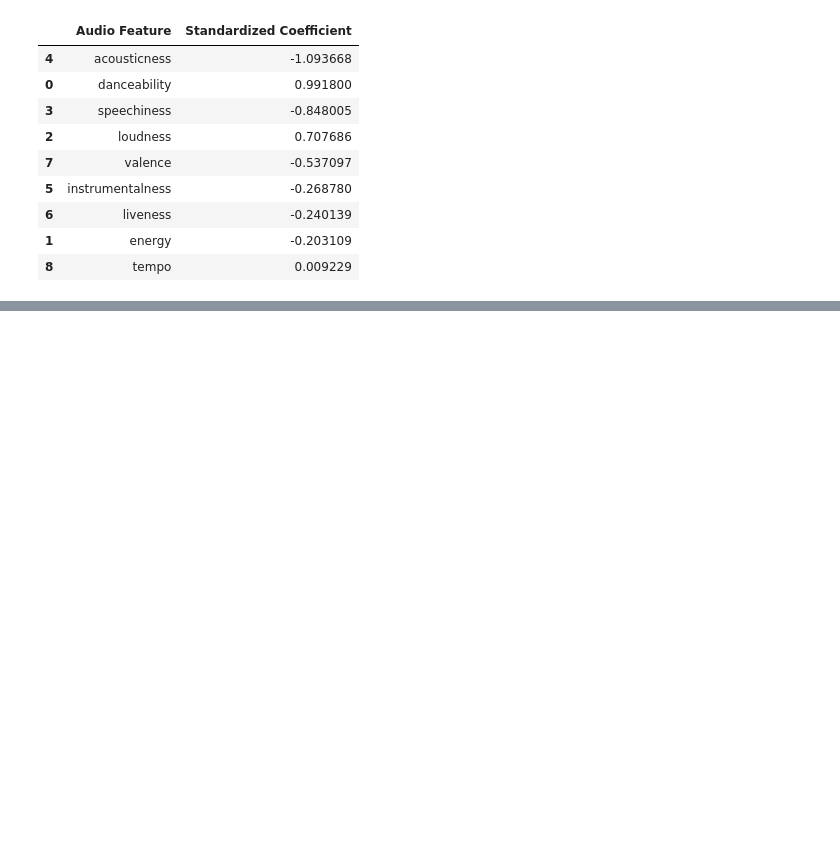
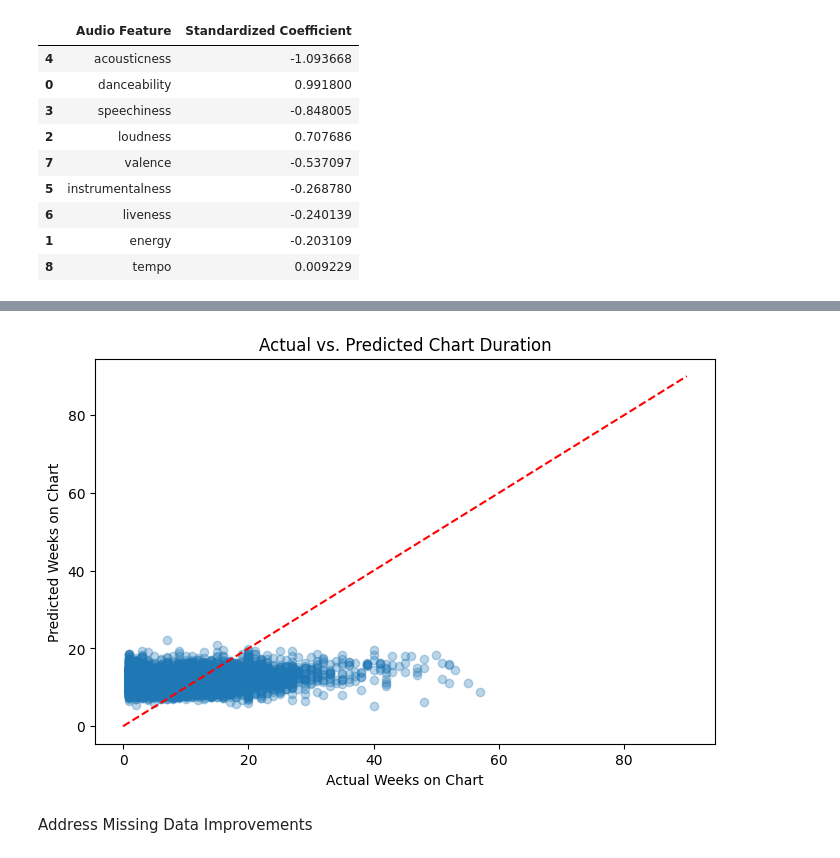
Before and after one commit to rheahalebeed/BA305-A3-Billboard-Spotify-Project, a Jupyter notebook: BA305ProjectCode.ipynb, the cells around one changed output, grey strips where cells are left out. Drawn from its saved outputs; the diff is of its cells as text; code cells hidden in the pictures; blank space fills up the shorter version.

```diff
--- a/BA305ProjectCode.ipynb
+++ b/BA305ProjectCode.ipynb
@@ -837,0 +945,12 @@ standardized_coefficients.sort_values(
+# %%
+# Calculate the direction of prediction errors
+
+errors["prediction_error"] = (
+
+    errors["predicted_weeks"] - errors["actual_weeks"]
+
+)
+
+# Compare average prediction errors across chart-duration groups
+
+errors.groupby("chart_group", observed=True)["prediction_error"].mean()
@@ -837,0 +965,28 @@ standardized_coefficients.sort_values(
+# %%
+# Compare actual and predicted chart durations
+
+plt.figure(figsize=(8, 5))
+
+plt.scatter(
+
+    errors["actual_weeks"],
+
+    errors["predicted_weeks"],
+
+    alpha=0.3
+
+)
+
+# Add a reference line showing perfect predictions
+
+plt.plot([0, 90], [0, 90], linestyle="--", color="red")
+
+plt.xlabel("Actual Weeks on Chart")
+
+plt.ylabel("Predicted Weeks on Chart")
+
+plt.title("Actual vs. Predicted Chart Duration")
+
+plt.show()
+# %% [output]
+[figure, added]
@@ -837,0 +995,2 @@ standardized_coefficients.sort_values(
+# %% [markdown]
+Address Missing Data Improvements
```
Also changed, not shown: parts of 17 cells of this notebook.
